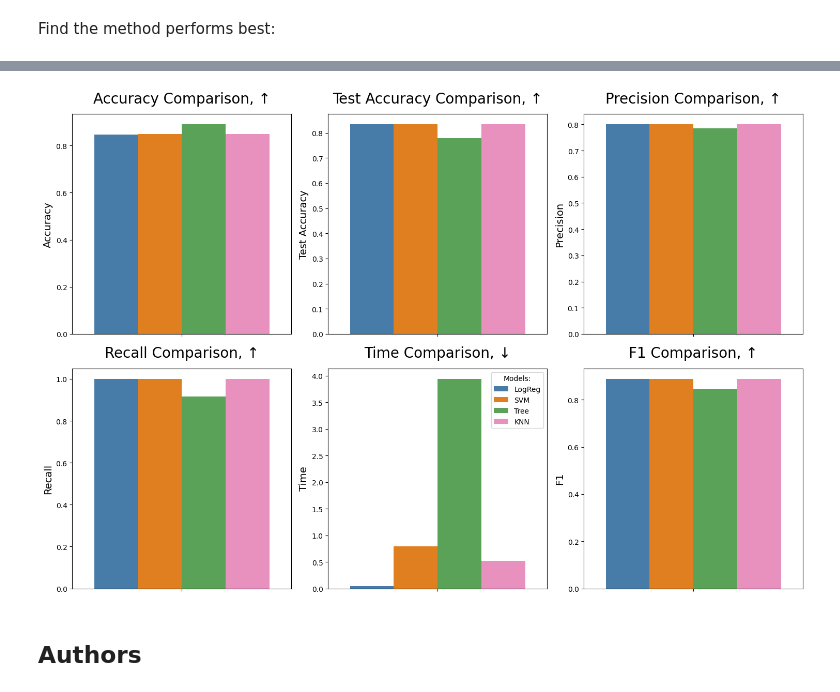
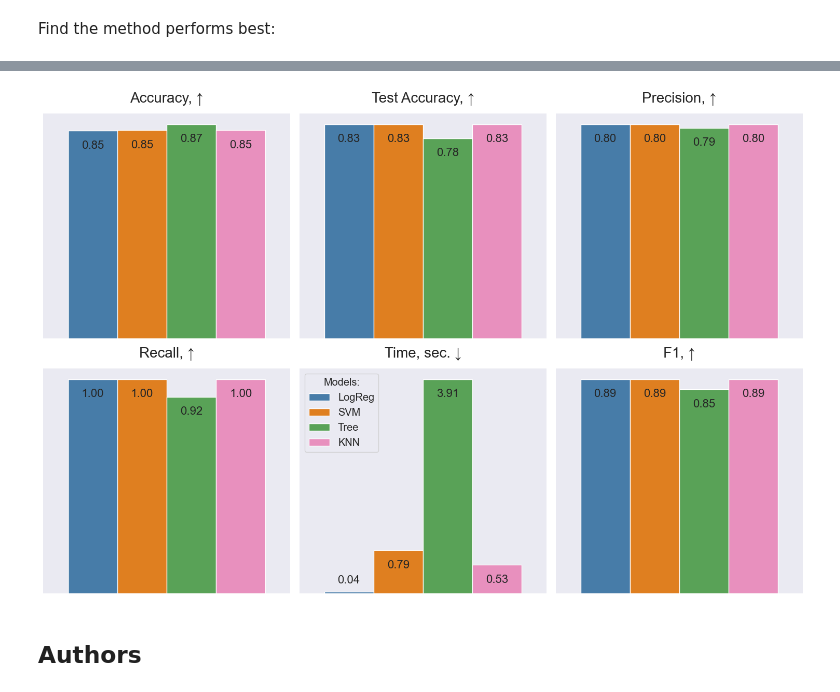
Before and after one commit to andreypomortsev/spacey-ibm-ds-project, a Jupyter notebook: spacex_machine_learning_prediction.ipynb, the cells around one changed output, grey strips where cells are left out. Saved outputs shown, nothing was run; the diff lists cells and outputs as text; code cells hidden in the pictures.

```diff
--- a/spacex_machine_learning_prediction.ipynb
+++ b/spacex_machine_learning_prediction.ipynb
@@ -399,36 +399,61 @@ comp_df
 # %%
 # Set the figure size
 plt.figure(figsize=(15, 10), dpi=100)
+
+sns.set_context("notebook")
 
 # Use colorblind friendly pallete
 color_scheme = ['#377eb8', '#ff7f00', '#4daf4a','#f781bf']
 
 # Create subplots for each metric
 metrics = ["Accuracy", "Test Accuracy", "Precision", "Recall", "Time", "F1"]
 for i, metric in enumerate(metrics, 1):
     plt.subplot(2, 3, i)
+
     if metric == "Time":
         # Use hue for the time comparison subplot
-        sns.barplot(hue=comp_df.index, y=metric, data=comp_df, palette=color_scheme)
+        ax = sns.barplot(hue=comp_df.index, y=metric, data=comp_df, palette=color_scheme)
         plt.legend(
-            title="Models:", loc="upper right"
+            title="Models:", loc="upper left", fontsize="large", title_fontsize="large"
         )
-        plt.title(f"{metric} Comparison, ↓", y=1.03, size=20)
+        plt.title(f"{metric}, sec. ↓", y=1.03, size=20)
     else:
-        sns.barplot(
+        ax = sns.barplot(
             hue=comp_df.index, y=metric, data=comp_df, palette=color_scheme, legend=False
         )
-        plt.title(f"{metric} Comparison, ↑", y=1.03, size=20)
+        plt.title(f"{metric}, ↑", y=1.03, size=20)
+
     plt.xlabel(None)
-    plt.ylabel(metric, size=14)
-    plt.tight_layout()
+    plt.ylabel(None)
+
+    # Despine the top and right axes
+    sns.despine(top=True, right=True, left=True)
+
+    # Remove ticks
+    plt.xticks([])
+    plt.yticks([])
+
+    # Add values on each bar
+    for p in ax.patches:
+        # Check the value of the bar if it's too low, the value will be printed above the bar
+        abs_sign = -1
+        if p.get_height() < 0.1:
+            abs_sign = 0.8
+        # Get rid of 0.0 text on Time subplot
+        if p.get_height() == 0 and p.get_width() == 0:
+            continue
+        ax.annotate(f'{p.get_height():.2f}', (p.get_x() + p.get_width() / 2., p.get_height()),
+                    ha='center', va='center', xytext=(0, abs_sign*20), textcoords='offset points', fontsize=16)
+
+
+plt.tight_layout()
 
 plt.savefig("EDA_plots/accuracy_comparison.png")
 
 # Show the subplots
 plt.show()
 # %% [output]
-[figure, old version]
+[figure, new version]
 # %% [markdown]
 ## Authors
 # %% [markdown]
```
Also changed, not shown: parts of 4 cells of this notebook.
